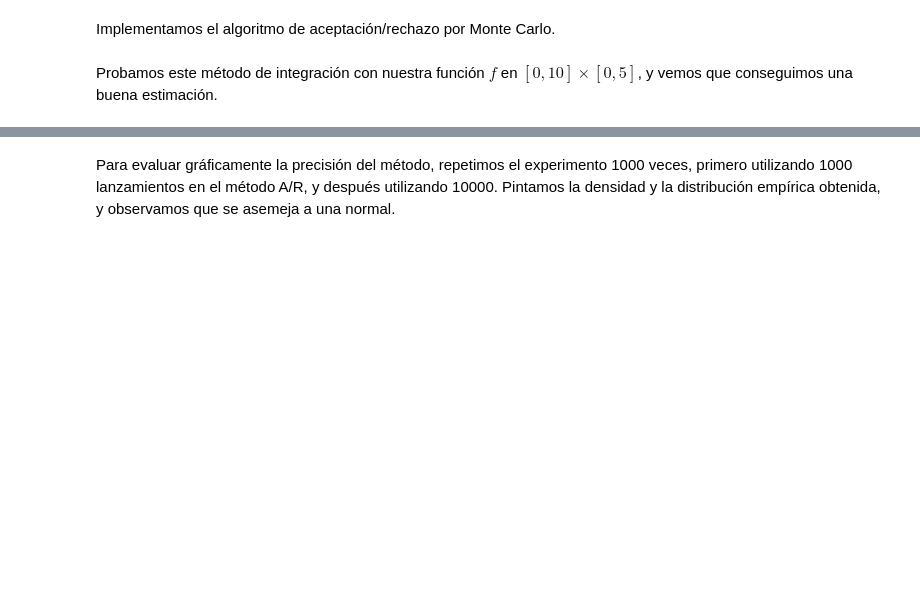
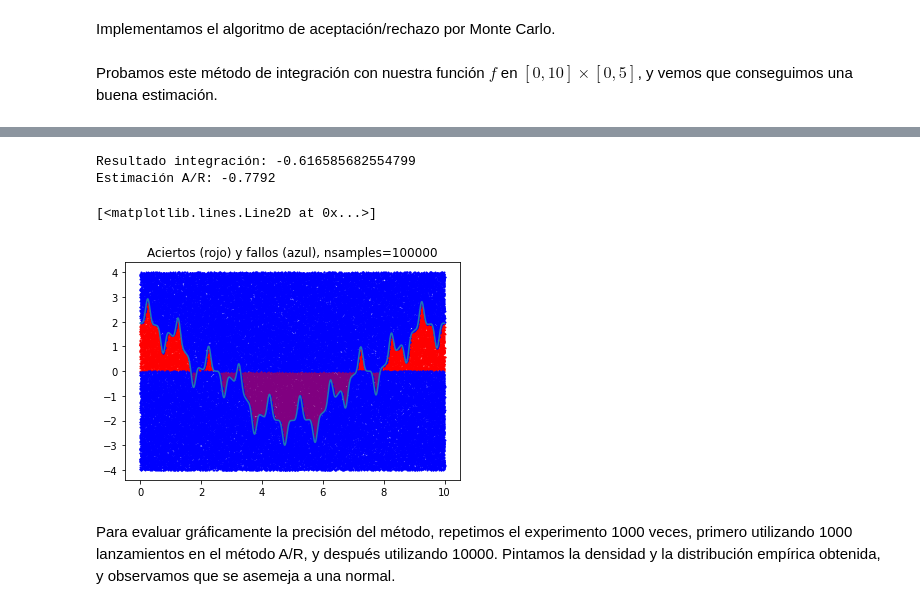
Before and after one commit to Ludvins/Practicas_CN, a Jupyter notebook: Ejercicios MonteCarlo.ipynb, the cells around one changed output, grey strips where cells are left out. Drawn from its saved outputs; the diff is of its cells as text; code cells hidden in the pictures; blank space fills up the shorter version.

```diff
--- a/Ejercicios MonteCarlo.ipynb
+++ b/Ejercicios MonteCarlo.ipynb
@@ -61,3 +70,11 @@ Estimación A/R: 24.104999999999997
+# %%
+res_ar = mc_ar(f, (0,10), (-4,4), samples=100000, plot=True, verbose = True)
+plt.plot(x,f(x))
+# %% [output]
+Resultado integración: -0.616585682554799
+Estimación A/R: -0.7792
+[<matplotlib.lines.Line2D at 0x...>]
+[figure, added]
 # %% [markdown]
 Para evaluar gráficamente la precisión del método, repetimos el experimento 1000 veces, primero utilizando 1000 lanzamientos en el método A/R, y después utilizando 10000. Pintamos la densidad y la distribución empírica obtenida, y observamos que se asemeja a una normal.
 # %%
```
Also changed, not shown: parts of 16 cells of this notebook.
